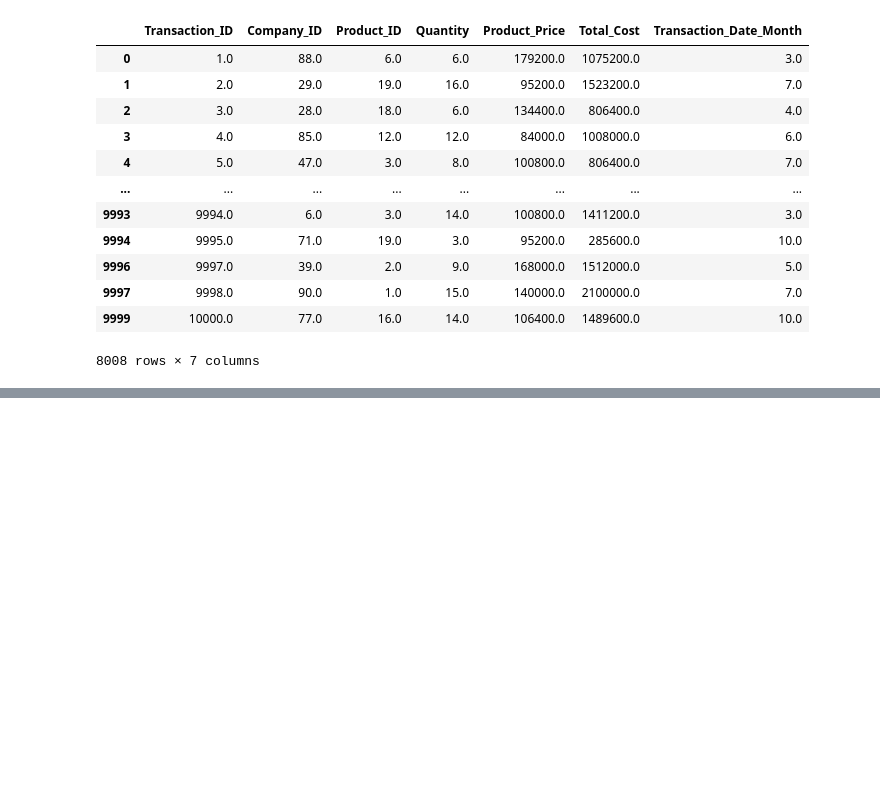
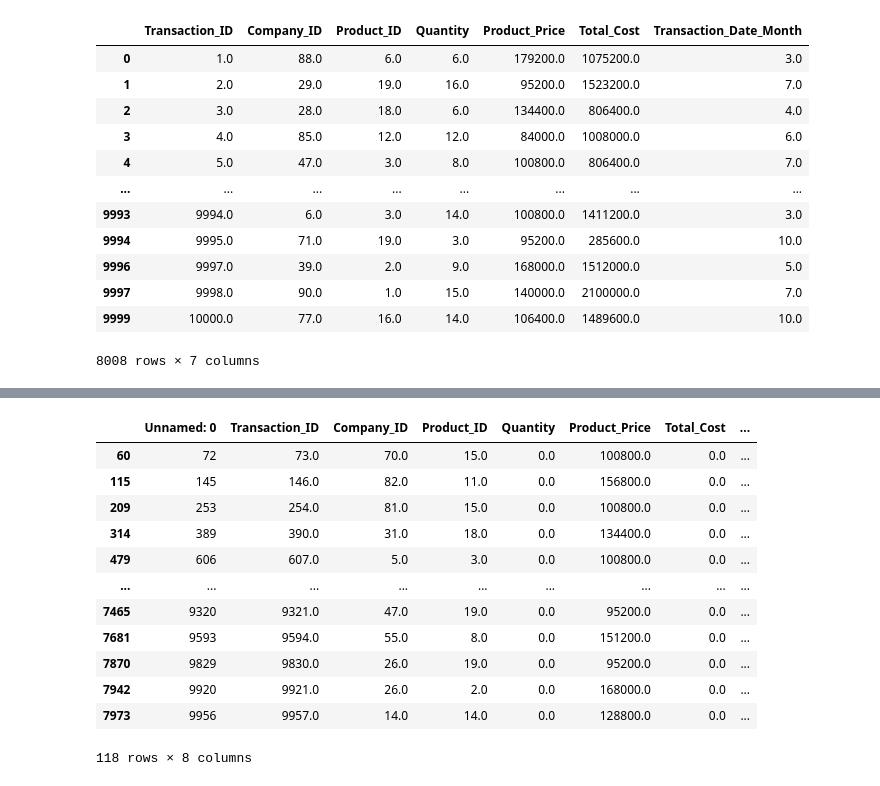
Before and after one commit to zephyrstorm123/MO-IT134-MachineLearning, a Jupyter notebook: Milestone_1_Machine_Learning.ipynb, the cells around one changed output, grey strips where cells are left out. Drawn from its saved outputs; the diff is of its cells as text; code cells hidden in the pictures; blank space fills up the shorter version.

```diff
--- a/Milestone_1_Machine_Learning.ipynb
+++ b/Milestone_1_Machine_Learning.ipynb
@@ -762,0 +803,17 @@ transaction_merged_df.to_csv('/content/drive/MyDrive/MO-IT134-Machine Learning-S
+# %%
+bought_none = transaction_clean_merged_df['Quantity'] == 0
+transaction_clean_merged_df[bought_none]
+# %% [output]
+|  | Unnamed: 0 | Transaction_ID | Company_ID | Product_ID | Quantity | Product_Price | Total_Cost | ... |
+| 60 | 72 | 73.0 | 70.0 | 15.0 | 0.0 | 100800.0 | 0.0 | ... |
+| 115 | 145 | 146.0 | 82.0 | 11.0 | 0.0 | 156800.0 | 0.0 | ... |
+| 209 | 253 | 254.0 | 81.0 | 15.0 | 0.0 | 100800.0 | 0.0 | ... |
+| 314 | 389 | 390.0 | 31.0 | 18.0 | 0.0 | 134400.0 | 0.0 | ... |
+| 479 | 606 | 607.0 | 5.0 | 3.0 | 0.0 | 100800.0 | 0.0 | ... |
+| ... | ... | ... | ... | ... | ... | ... | ... | ... |
+| 7465 | 9320 | 9321.0 | 47.0 | 19.0 | 0.0 | 95200.0 | 0.0 | ... |
+| 7681 | 9593 | 9594.0 | 55.0 | 8.0 | 0.0 | 151200.0 | 0.0 | ... |
+| 7870 | 9829 | 9830.0 | 26.0 | 19.0 | 0.0 | 95200.0 | 0.0 | ... |
+| 7942 | 9920 | 9921.0 | 26.0 | 2.0 | 0.0 | 168000.0 | 0.0 | ... |
+| 7973 | 9956 | 9957.0 | 14.0 | 14.0 | 0.0 | 128800.0 | 0.0 | ... |
+118 rows × 8 columns
```
Also changed, not shown: parts of 26 cells of this notebook.
